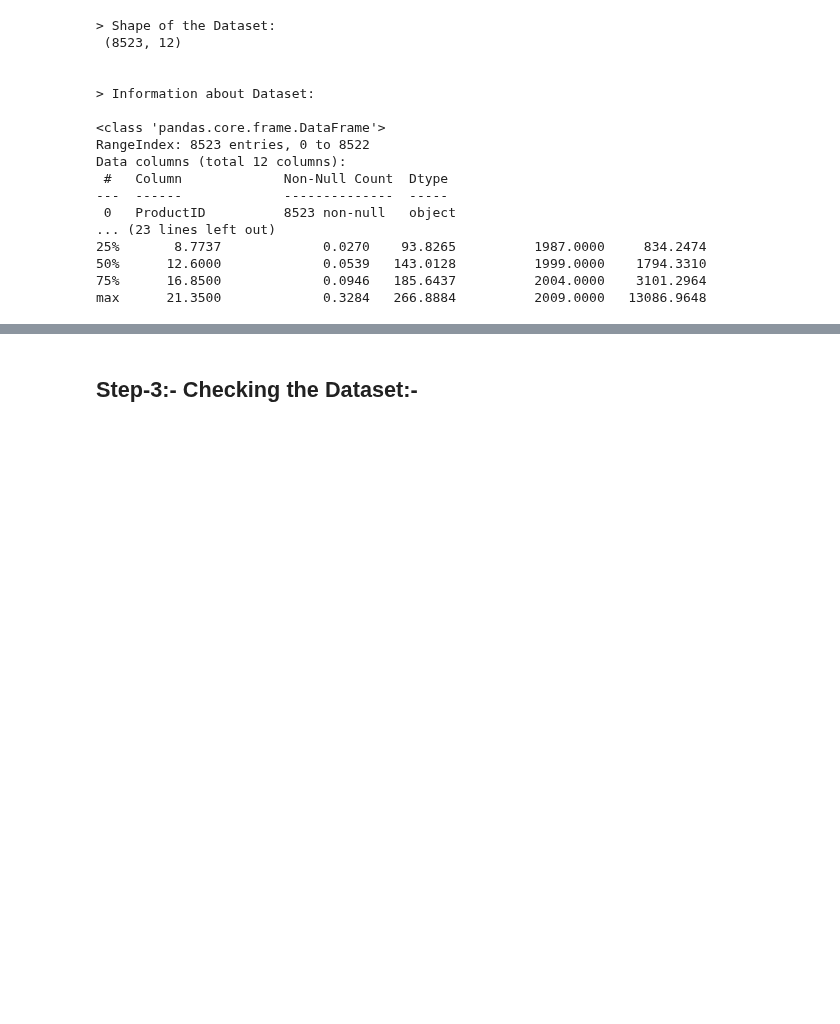
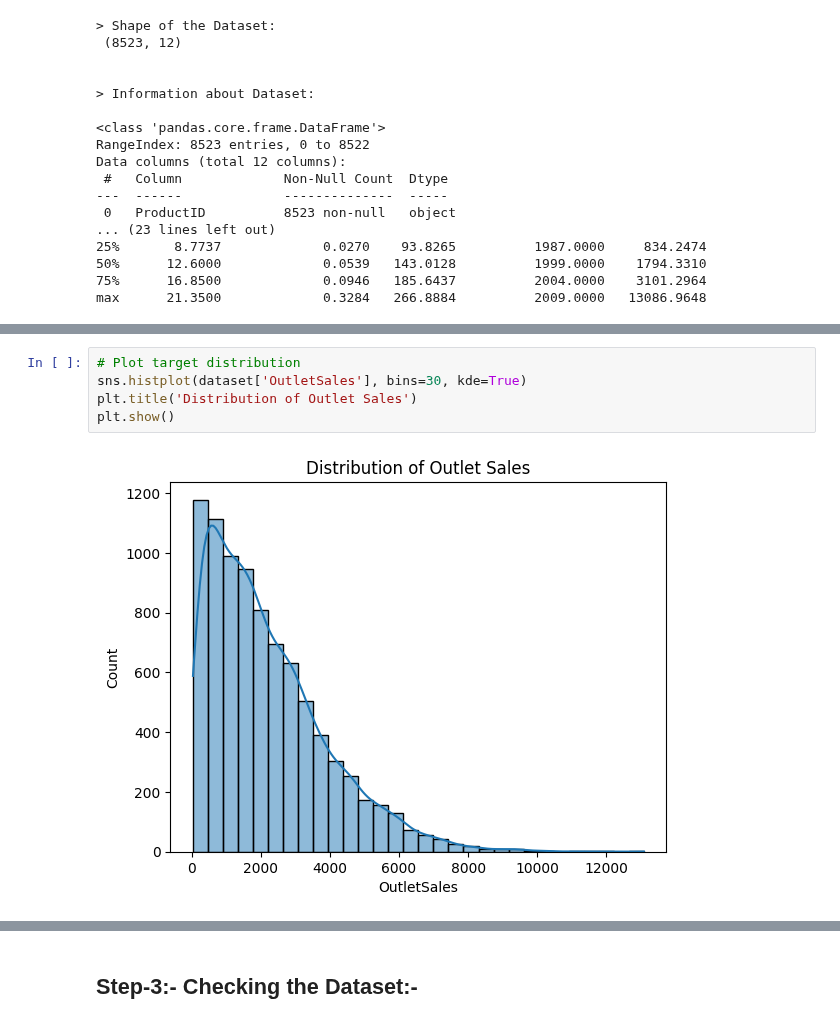
Before and after one commit to rajan-dhinoja/machine_learning_projects, a Jupyter notebook: Sales_Prediction.ipynb, the cells around one changed output, grey strips where cells are left out. Cells and saved outputs as stored; diff of their text form; blank space fills up the shorter version.

```diff
--- a/Sales_Prediction.ipynb
+++ b/Sales_Prediction.ipynb
@@ -86,3 +86,10 @@ plt.title('Correlation Matrix \n',fontsize=20,  fontweight=800)
 plt.show()
 # %% [output]
 [figure]
+# %%
+# Plot target distribution
+sns.histplot(dataset['OutletSales'], bins=30, kde=True)
+plt.title('Distribution of Outlet Sales')
+plt.show()
+# %% [output]
+[figure, added]
```
Also changed, not shown: parts of 5 cells of this notebook.
